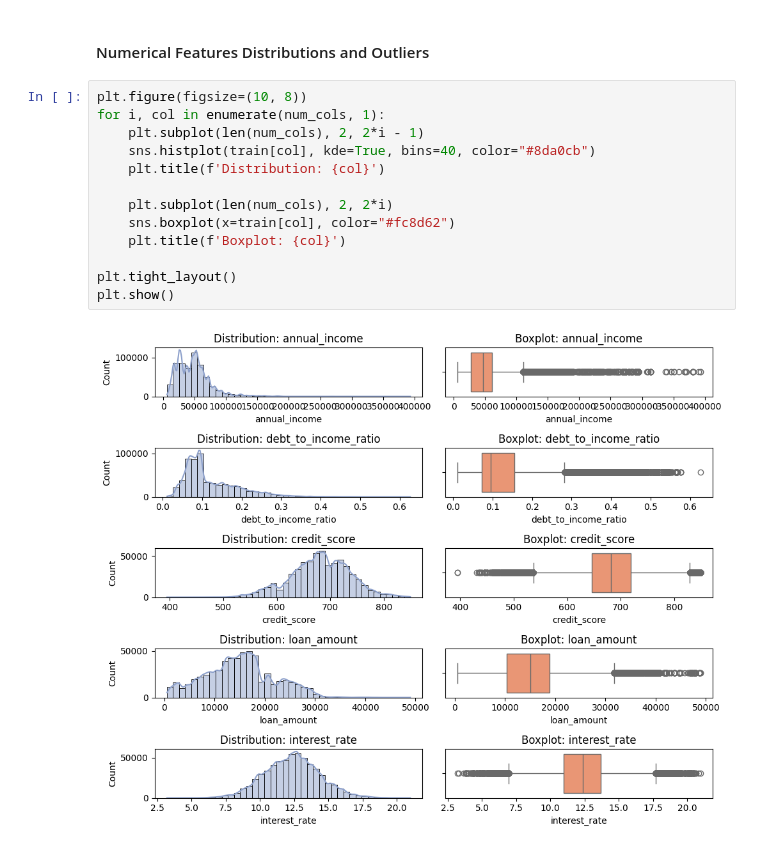
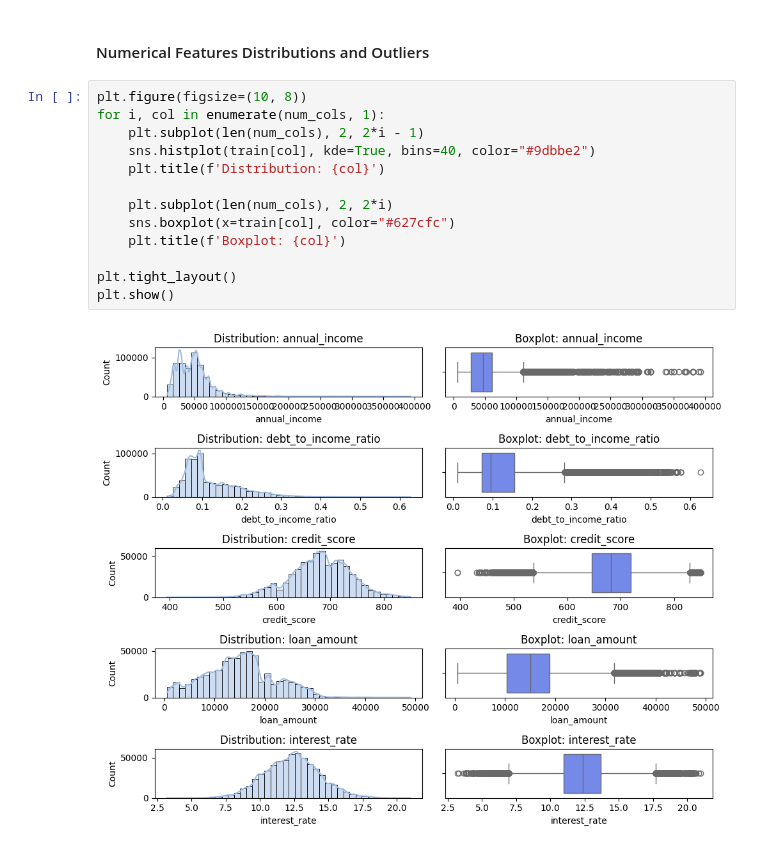
Before and after one commit to pieterrotteveel/Predicting-Loan-Payback, a Jupyter notebook: predcition_model_for_loan_payback.ipynb, the cells around one changed output. Cells and saved outputs as stored; diff of their text form.

```diff
--- a/predcition_model_for_loan_payback.ipynb
+++ b/predcition_model_for_loan_payback.ipynb
@@ -122,15 +124,15 @@ num_cols=num_cols.drop('loan_paid_back')
 # %%
 plt.figure(figsize=(10, 8))
 for i, col in enumerate(num_cols, 1):
     plt.subplot(len(num_cols), 2, 2*i - 1)
-    sns.histplot(train[col], kde=True, bins=40, color="#8da0cb")
+    sns.histplot(train[col], kde=True, bins=40, color="#9dbbe2")
     plt.title(f'Distribution: {col}')
 
     plt.subplot(len(num_cols), 2, 2*i)
-    sns.boxplot(x=train[col], color="#fc8d62")
+    sns.boxplot(x=train[col], color="#627cfc")
     plt.title(f'Boxplot: {col}')
 
 plt.tight_layout()
 plt.show()
 # %% [output]
-[figure, old version]
+[figure, new version]
```
Also changed, not shown: parts of 9 cells of this notebook.
